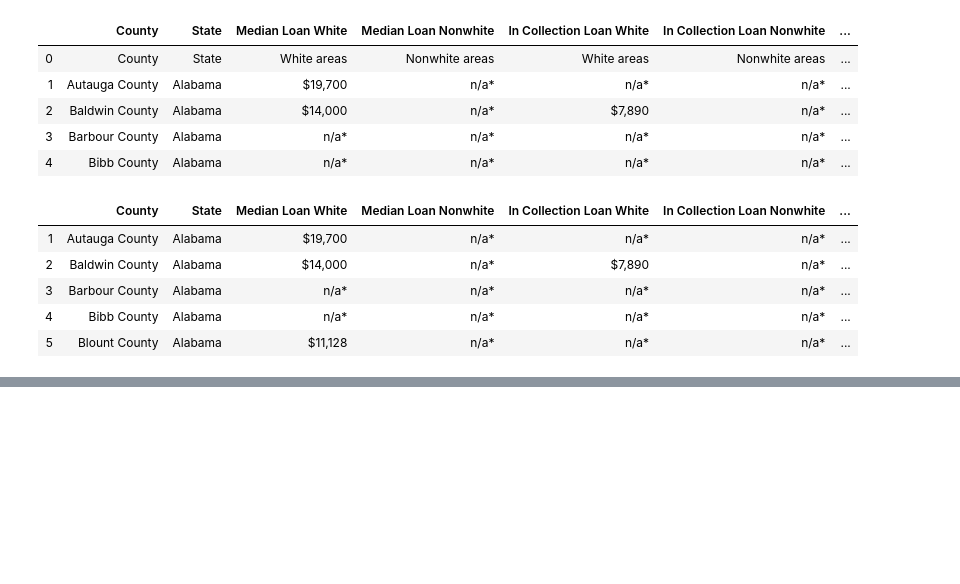
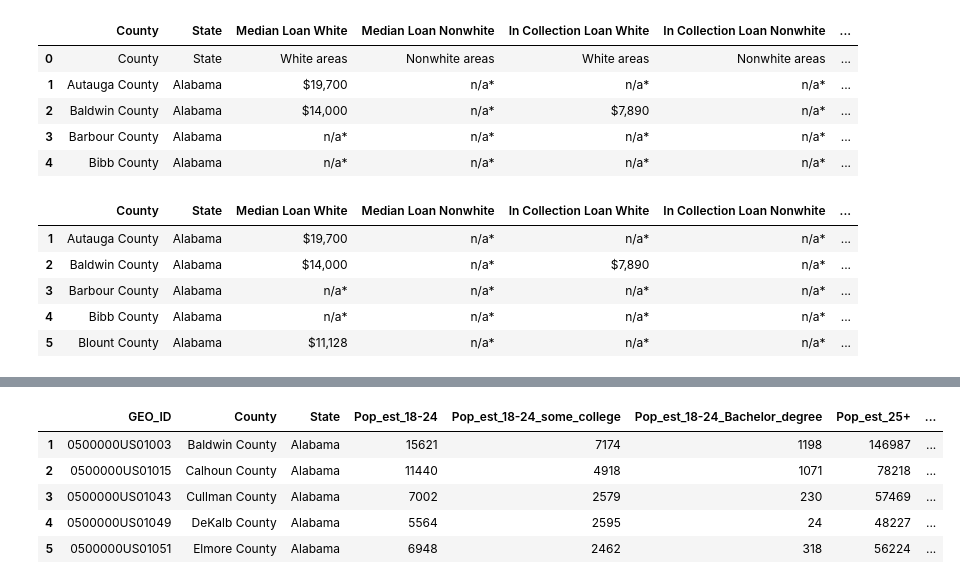
Before and after one commit to joumanarahime/ETL_Project, a Jupyter notebook: data_etl.ipynb, the cells around one changed output, grey strips where cells are left out. Cells and saved outputs as stored; diff of their text form; code cells hidden in the pictures; blank space fills up the shorter version.

```diff
--- a/data_etl.ipynb
+++ b/data_etl.ipynb
@@ -116,0 +151,36 @@ Index(['County', 'State', 'Median Loan White', 'Median Loan Nonwhite',
+# %%
+ACS_education_df = ACS_education_data[['GEO_ID', 'county','state', 'S1501_C01_001E', 'S1501_C01_004E', 'S1501_C01_005E',
+                                     'S1501_C01_006E', 'S1501_C01_010E', 'S1501_C01_011E', 'S1501_C01_012E',
+                                     'S1501_C01_013E','S1501_C02_001E', 'S1501_C02_004E', 'S1501_C02_005E',
+                                     'S1501_C02_006E', 'S1501_C02_010E', 'S1501_C02_011E', 'S1501_C02_012E',
+                                     'S1501_C02_013E']].copy()
+
+ACS_education_df = ACS_education_df.rename(columns={'GEO_ID': 'GEO_ID'
+                                                    , 'county': 'County'
+                                                    , 'state': 'State'
+                                                    , 'S1501_C01_001E': 'Pop_est_18-24'
+                                                    , 'S1501_C01_004E': 'Pop_est_18-24_some_college'
+                                                    , 'S1501_C01_005E': 'Pop_est_18-24_Bachelor_degree'
+                                                    , 'S1501_C01_006E': 'Pop_est_25+'
+                                                    , 'S1501_C01_010E': 'Pop_est_25+_some_college'
+                                                    , 'S1501_C01_011E': 'Pop_est_25+_Assoc_degree'
+                                                    , 'S1501_C01_012E': 'Pop_est_25+_Bachelor_degree'
+                                                    , 'S1501_C01_013E': 'Pop_est_25+_Graduate_degree'
+                                                    , 'S1501_C02_001E': 'Pct_est_18-24'
+                                                    , 'S1501_C02_004E': 'Pct_est_18-24_some_college'
+                                                    , 'S1501_C02_005E': 'Pct_est_18-24_Bachelor_degree'
+                                                    , 'S1501_C02_006E': 'Pct_est_25+'
+                                                    , 'S1501_C02_010E': 'Pct_est_25+_some_college'
+                                                    , 'S1501_C02_011E': 'Pct_est_25+_Assoc_degree'
+                                                    , 'S1501_C02_012E': 'Pct_est_25+_Bachelor_degree'
+                                                    , 'S1501_C02_013E': 'Pct_est_25+_Graduate_degree'})
+
+
+ACS_education_df.head()
+# %% [output]
+|  | GEO_ID | County | State | Pop_est_18-24 | Pop_est_18-24_some_college | Pop_est_18-24_Bachelor_degree | Pop_est_25+ | ... |
+| 1 | 0500000US01003 | Baldwin County | Alabama | 15621 | 7174 | 1198 | 146987 | ... |
+| 2 | 0500000US01015 | Calhoun County | Alabama | 11440 | 4918 | 1071 | 78218 | ... |
+| 3 | 0500000US01043 | Cullman County | Alabama | 7002 | 2579 | 230 | 57469 | ... |
+| 4 | 0500000US01049 | DeKalb County | Alabama | 5564 | 2595 | 24 | 48227 | ... |
+| 5 | 0500000US01051 | Elmore County | Alabama | 6948 | 2462 | 318 | 56224 | ... |
```
Also changed, not shown: parts of 9 cells of this notebook.
